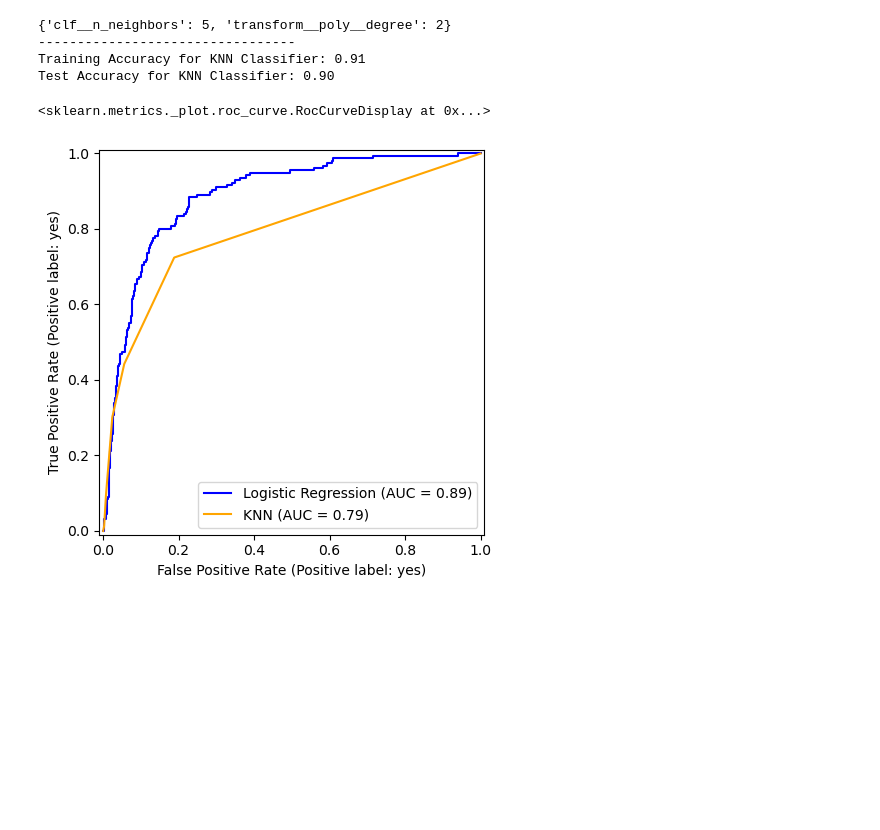
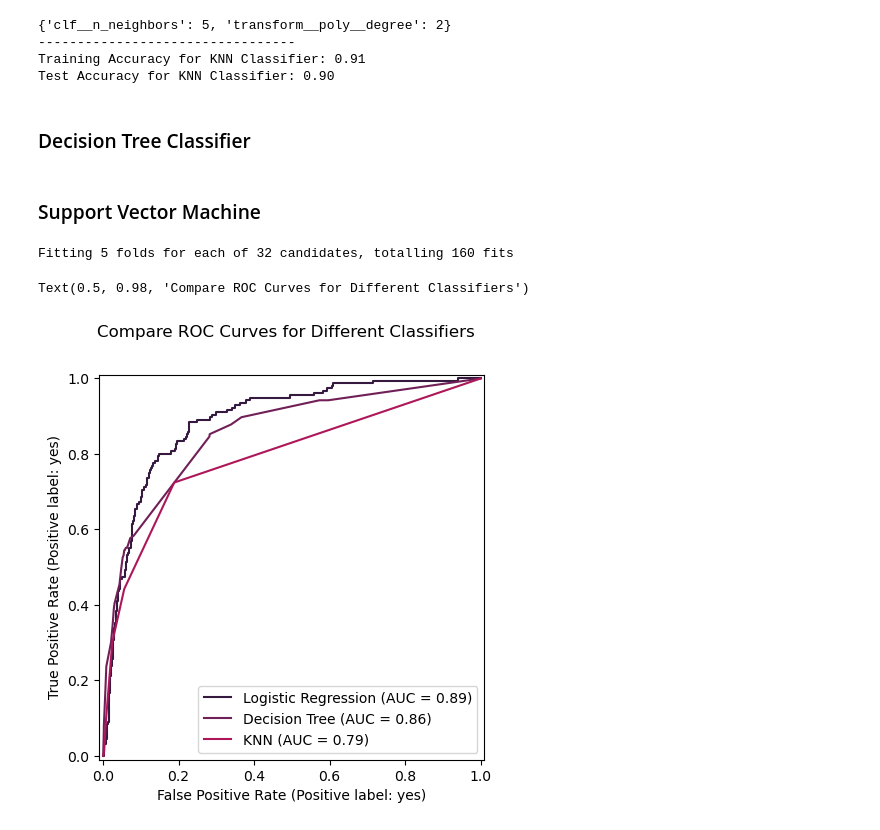
Before and after one commit to garimasc/bank_marketing, a Jupyter notebook: evaluate_classification.ipynb, the cells around one changed output. Saved outputs shown, nothing was run; the diff lists cells and outputs as text; code cells hidden in the pictures; blank space fills up the shorter version.

```diff
--- a/evaluate_classification.ipynb
+++ b/evaluate_classification.ipynb
@@ -56,7 +56,7 @@ features = np.setdiff1d(data.columns, target).tolist()
 data[binary_features] = (data[binary_features] == "yes").astype(int)
 col_transform = ColumnTransformer([
     ('oe', OneHotEncoder(drop= 'if_binary'), cat_features),
-    ('poly', PolynomialFeatures(degree= 2), num_features)], remainder = 'passthrough')
+    ('poly', PolynomialFeatures(degree= 1), num_features)], remainder = 'passthrough')
 # %%
 X_train, X_test, y_train, y_test = train_test_split(data[features], data[target], test_size= 0.3, stratify= data[target], random_state= 0)
 # %% [markdown]
@@ -107,10 +107,56 @@ print(f"Test Accuracy for KNN Classifier: {knn_grid.score(X_test, y_test):0.2f}"
 ---------------------------------
 Training Accuracy for KNN Classifier: 0.91
 Test Accuracy for KNN Classifier: 0.90
+# %% [markdown]
+### Decision Tree Classifier
+# %%
+tree_pipe = Pipeline([
+    ('transform', col_transform),
+    ('clf', DecisionTreeClassifier(random_state=0, criterion= 'entropy'))
+])
+
+param_grid = {'clf__max_depth': range(2,22,2), 'clf__min_samples_split': [2, 0.01, 0.05, 0.1],
+              'clf__class_weight': [None, 'balanced'],
+              'transform__poly__degree': range(1,3)}
+tree_grid = GridSearchCV(tree_pipe, param_grid= param_grid, cv= 5).fit(X_train, y_train)
+
+y_pred_tree = tree_grid.predict(X_test)
+
+print(tree_grid.best_params_)
+print("---------------------------------")
+
+print(f"Training Accuracy for Tree Classifier: {tree_grid.score(X_train, y_train):0.2f}")
+print(f"Test Accuracy for Tree Classifier: {tree_grid.score(X_test, y_test):0.2f}")
+# %% [markdown]
+### Support Vector Machine
+# %%
+svm_pipe = Pipeline([
+    ('transform', col_transform),
+    ('clf', estimator=SVC())
+])
+
+param_grid = {'clf__estimator__kernel': ['linear', 'poly', 'rbf', 'sigmoid'], 'clf__estimator__C': [1/(10**pp) for pp in range(0,4)],
+              'clf__estimator__class_weight': [None, 'balanced']}
+svm_grid = GridSearchCV(svm_pipe, param_grid= param_grid, cv= 5, verbose= 3).fit(X_train, y_train)
+
+y_pred_svm = svm_grid.predict(X_test)
+
+print(svm_grid.best_params_)
+print("---------------------------------")
+
+print(f"Training Accuracy for SVM: {svm_grid.score(X_train, y_train):0.2f}")
+print(f"Test Accuracy for SVM: {svm_grid.score(X_test, y_test):0.2f}")
+# %% [output]
+Fitting 5 folds for each of 32 candidates, totalling 160 fits
 # %%
+colors = sns.color_palette('rocket')
+
 fig,ax = plt.subplots(figsize= (5,5))
-RocCurveDisplay.from_estimator(logreg_grid, X_test, y_test, name= "Logistic Regression", ax= ax, color= "blue")
-RocCurveDisplay.from_estimator(knn_grid, X_test, y_test, name= "KNN", ax= ax, color= "orange")
+RocCurveDisplay.from_estimator(logreg_grid, X_test, y_test, name= "Logistic Regression", ax= ax, color= colors[0])
+RocCurveDisplay.from_estimator(tree_grid, X_test, y_test, name= "Decision Tree", ax= ax, color= colors[1])
+RocCurveDisplay.from_estimator(knn_grid, X_test, y_test, name= "KNN", ax= ax, color= colors[2])
+
+plt.suptitle("Compare ROC Curves for Different Classifiers")
 # %% [output]
-<sklearn.metrics._plot.roc_curve.RocCurveDisplay at 0x...>
+Text(0.5, 0.98, 'Compare ROC Curves for Different Classifiers')
-[figure, old version]
+[figure, new version]
```
Also changed, not shown: parts of 2 cells of this notebook.
